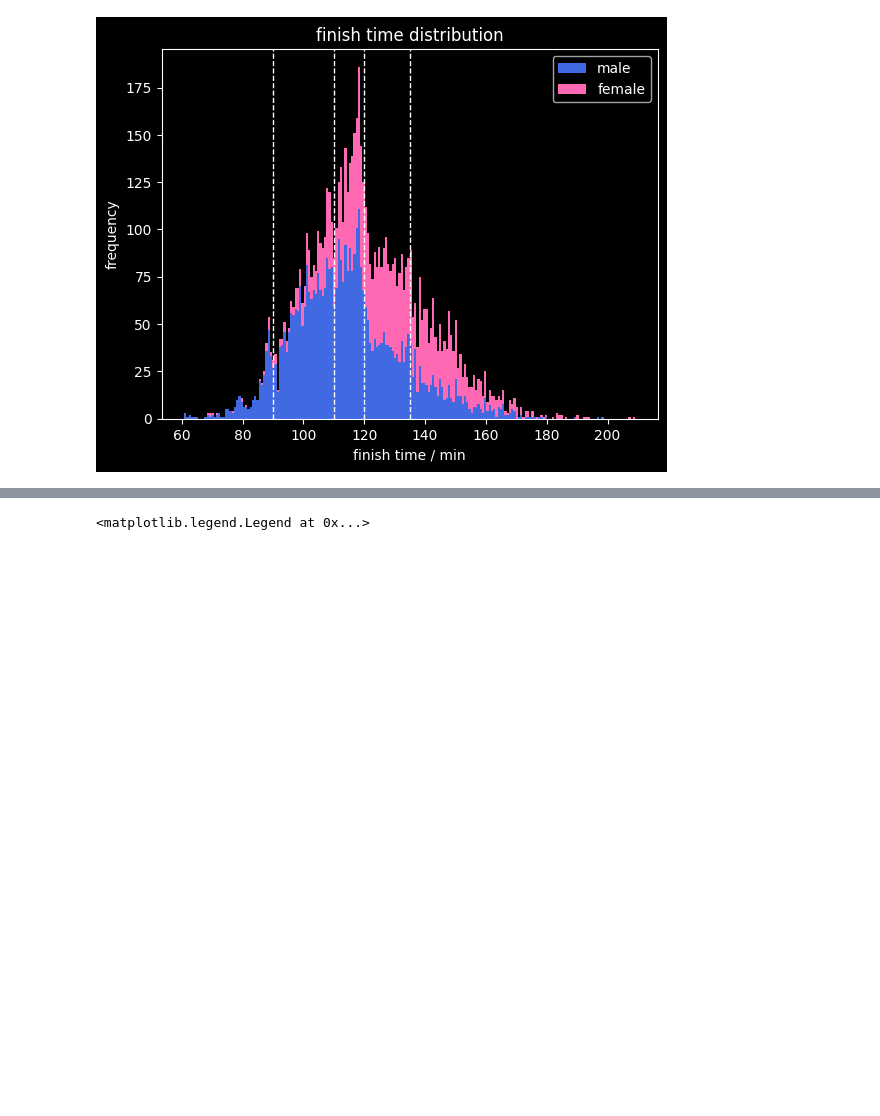
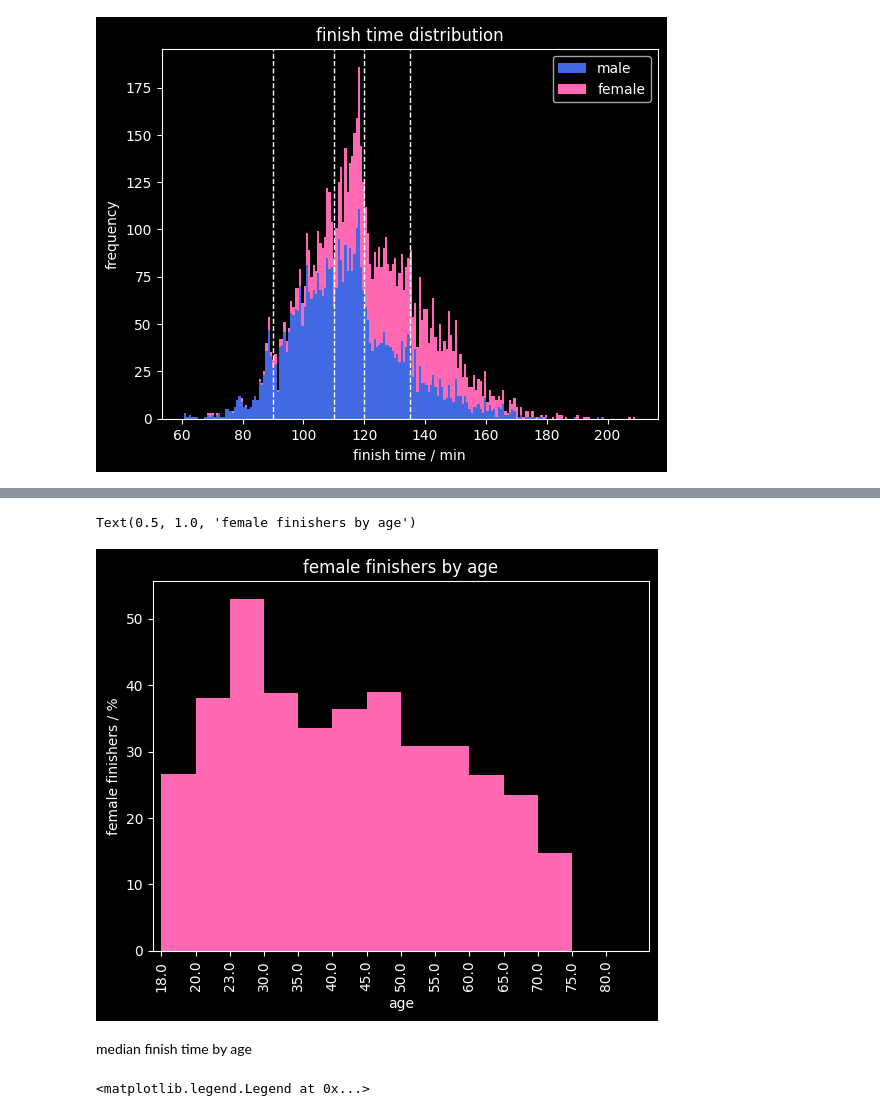
Before and after one commit to gerritnowald/Gutenberg-Halbmarathon-Mainz-2025-analysis, a Jupyter notebook: analysis.ipynb, the cells around one changed output, grey strips where cells are left out. Drawn from its saved outputs; the diff is of its cells as text; code cells hidden in the pictures; blank space fills up the shorter version.

```diff
--- a/analysis.ipynb
+++ b/analysis.ipynb
@@ -99,3 +114,12 @@ df_age
+# %%
+df_age['female_percentage'].plot.bar(color='hotpink', align='edge', width=1)
+plt.ylabel('female finishers / %')
+plt.title('female finishers by age')
+# %% [output]
+Text(0.5, 1.0, 'female finishers by age')
+[figure, added]
+# %% [markdown]
+median finish time by age
 # %%
 df_age.plot(y=['time_min_m','time_min_f'], color=['royalblue', 'hotpink'], label=['male','female'])
 plt.ylabel('median time / min')
```
Also changed, not shown: parts of 10 cells of this notebook.
